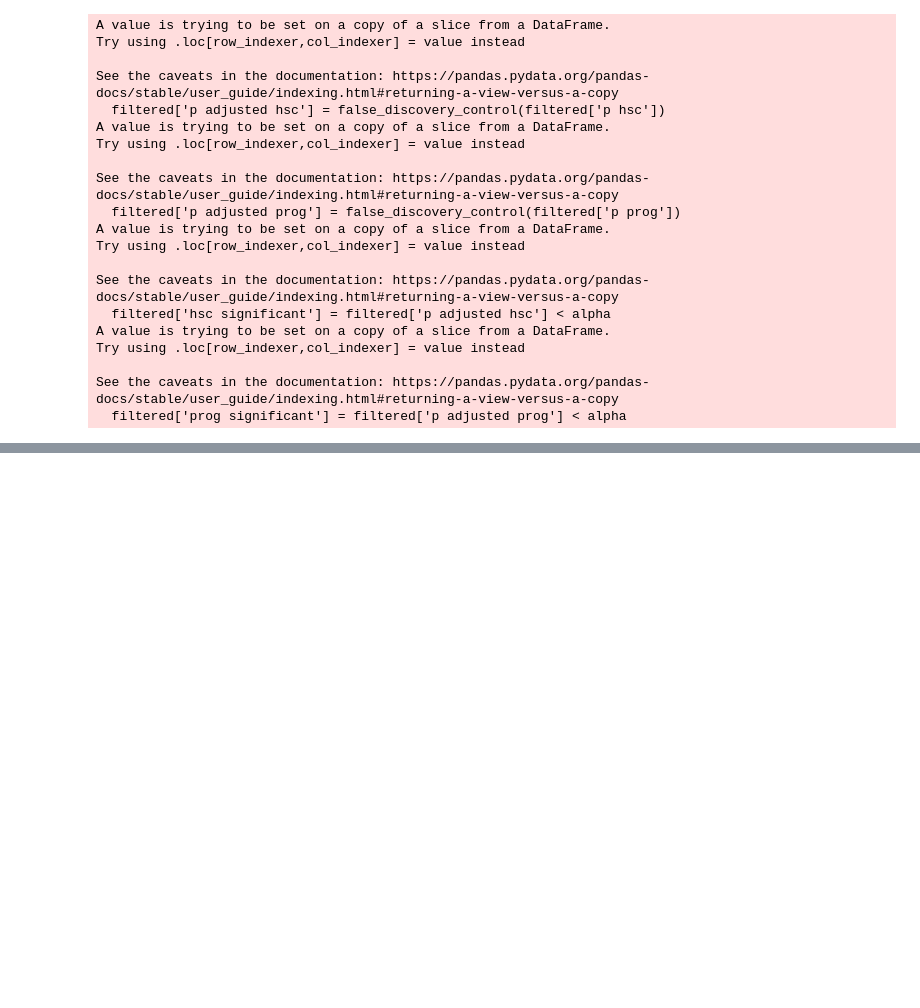
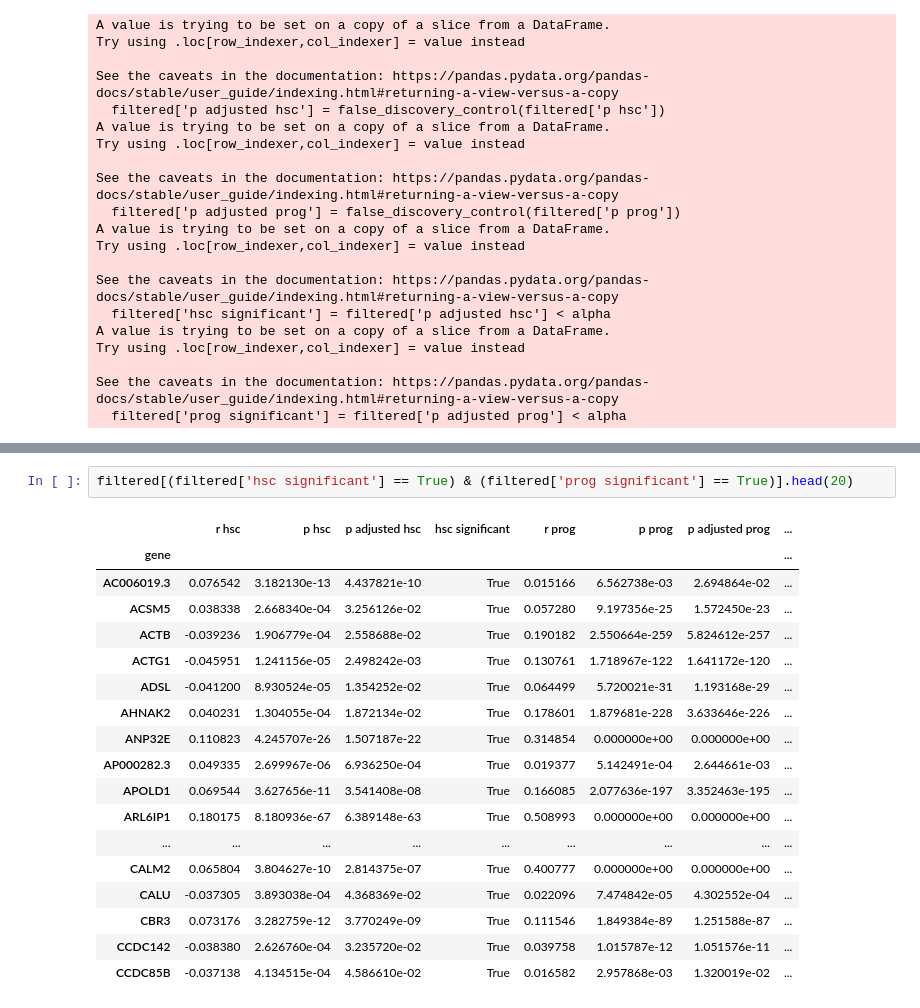
Before and after one commit to suchitbhayani/HSC-renewal, a Jupyter notebook: correlation.ipynb, the cells around one changed output, grey strips where cells are left out. Drawn from its saved outputs; the diff is of its cells as text; blank space fills up the shorter version.

```diff
--- a/correlation.ipynb
+++ b/correlation.ipynb
@@ -161,0 +174,21 @@ filtered.head()
+# %%
+filtered[(filtered['hsc significant'] == True) & (filtered['prog significant'] == True)].head(20)
+# %% [output]
+|  | r hsc | p hsc | p adjusted hsc | hsc significant | r prog | p prog | p adjusted prog | ... |
+| gene |  |  |  |  |  |  |  | ... |
+| AC006019.3 | 0.076542 | 3.182130e-13 | 4.437821e-10 | True | 0.015166 | 6.562738e-03 | 2.694864e-02 | ... |
+| ACSM5 | 0.038338 | 2.668340e-04 | 3.256126e-02 | True | 0.057280 | 9.197356e-25 | 1.572450e-23 | ... |
+| ACTB | -0.039236 | 1.906779e-04 | 2.558688e-02 | True | 0.190182 | 2.550664e-259 | 5.824612e-257 | ... |
+| ACTG1 | -0.045951 | 1.241156e-05 | 2.498242e-03 | True | 0.130761 | 1.718967e-122 | 1.641172e-120 | ... |
+| ADSL | -0.041200 | 8.930524e-05 | 1.354252e-02 | True | 0.064499 | 5.720021e-31 | 1.193168e-29 | ... |
+| AHNAK2 | 0.040231 | 1.304055e-04 | 1.872134e-02 | True | 0.178601 | 1.879681e-228 | 3.633646e-226 | ... |
+| ANP32E | 0.110823 | 4.245707e-26 | 1.507187e-22 | True | 0.314854 | 0.000000e+00 | 0.000000e+00 | ... |
+| AP000282.3 | 0.049335 | 2.699967e-06 | 6.936250e-04 | True | 0.019377 | 5.142491e-04 | 2.644661e-03 | ... |
+| APOLD1 | 0.069544 | 3.627656e-11 | 3.541408e-08 | True | 0.166085 | 2.077636e-197 | 3.352463e-195 | ... |
+| ARL6IP1 | 0.180175 | 8.180936e-67 | 6.389148e-63 | True | 0.508993 | 0.000000e+00 | 0.000000e+00 | ... |
+| ... | ... | ... | ... | ... | ... | ... | ... | ... |
+| CALM2 | 0.065804 | 3.804627e-10 | 2.814375e-07 | True | 0.400777 | 0.000000e+00 | 0.000000e+00 | ... |
+| CALU | -0.037305 | 3.893038e-04 | 4.368369e-02 | True | 0.022096 | 7.474842e-05 | 4.302552e-04 | ... |
+| CBR3 | 0.073176 | 3.282759e-12 | 3.770249e-09 | True | 0.111546 | 1.849384e-89 | 1.251588e-87 | ... |
+| CCDC142 | -0.038380 | 2.626760e-04 | 3.235720e-02 | True | 0.039758 | 1.015787e-12 | 1.051576e-11 | ... |
+| CCDC85B | -0.037138 | 4.134515e-04 | 4.586610e-02 | True | 0.016582 | 2.957868e-03 | 1.320019e-02 | ... |
```
Also changed, not shown: parts of 8 cells of this notebook.
